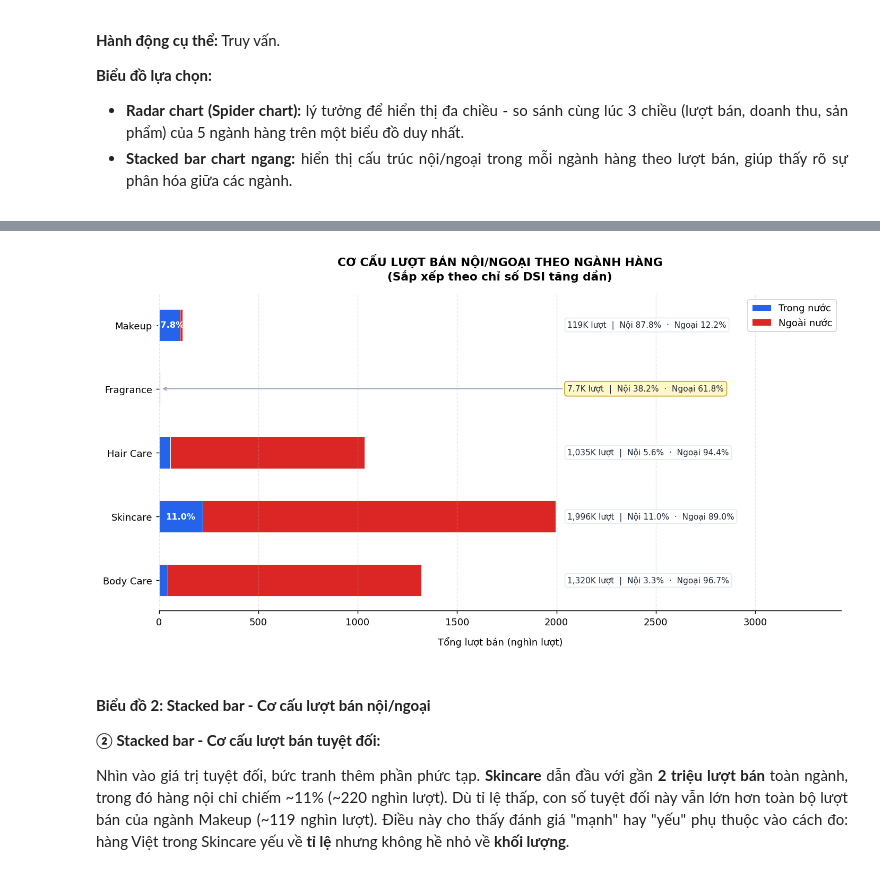
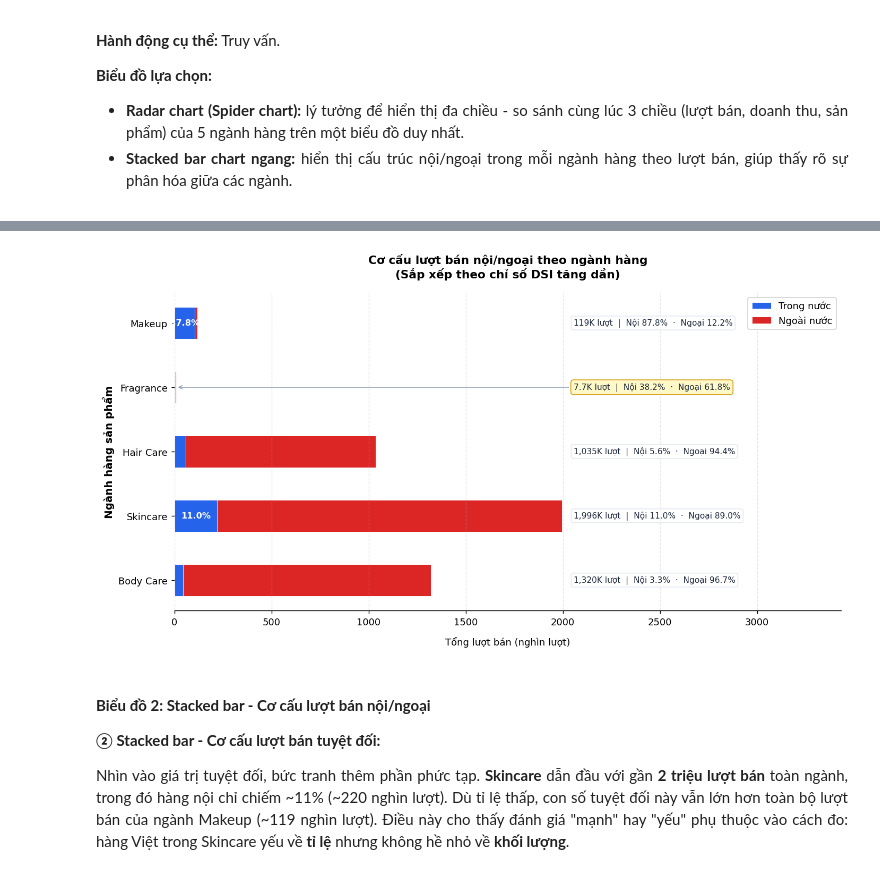
Before and after one commit to TrucHang676/TQH-LAB010-N5, a Jupyter notebook: notebooks/DataVisualization _ 23120201.ipynb, the cells around one changed output, grey strips where cells are left out. Drawn from its saved outputs; the diff is of its cells as text; code cells hidden in the pictures.

```diff
--- a/notebooks/DataVisualization _ 23120201.ipynb
+++ b/notebooks/DataVisualization _ 23120201.ipynb
@@ -697,35 +699,36 @@ for i, (d, t, tp) in enumerate(zip(dom_vals, dsi_sorted['total_sold'].values, ty
             arrowprops=dict(arrowstyle='->', color='#94A3B8',
                             lw=1.0, connectionstyle='arc3,rad=0.0'),
             bbox=dict(boxstyle='round,pad=0.35',
                       facecolor='#FEF9C3', edgecolor='#D4A017', alpha=0.92)
         )
     else:
 
         ax_stack.text(
             text_x, i,
             f'{total_k:,.0f}K lượt  |  Nội {pct:.1f}%  ·  Ngoại {100-pct:.1f}%',
             ha='left', va='center',
             fontsize=8.5, color='#1E293B',
             bbox=dict(boxstyle='round,pad=0.30',
                       facecolor='white', edgecolor='#E2E8F0', alpha=0.85)
         )
 
 
 ax_stack.set_xlim(0, max_val * 1.72)
 
 ax_stack.set_xlabel('Tổng lượt bán (nghìn lượt)', fontsize=10, labelpad=10)
-ax_stack.set_title('CƠ CẤU LƯỢT BÁN NỘI/NGOẠI THEO NGÀNH HÀNG\n(Sắp xếp theo chỉ số DSI tăng dần)',
+ax_stack.set_ylabel('Ngành hàng sản phẩm', fontsize=11, fontweight='bold')
+ax_stack.set_title('Cơ cấu lượt bán nội/ngoại theo ngành hàng\n(Sắp xếp theo chỉ số DSI tăng dần)',
                    fontsize=12, fontweight='bold', pad=15)
 ax_stack.legend(fontsize=10, loc='upper right', frameon=True, shadow=False)
 ax_stack.spines['top'].set_visible(False)
 ax_stack.spines['right'].set_visible(False)
 ax_stack.spines['left'].set_visible(False)
 ax_stack.grid(axis='x', linestyle='--', alpha=0.3)
 
 plt.tight_layout()
 plt.show()
 # %% [output]
-[figure, old version]
+[figure, new version]
 # %% [markdown]
 #### **Biểu đồ 2: Stacked bar - Cơ cấu lượt bán nội/ngoại**
 
```
Also changed, not shown: parts of 8 cells of this notebook.
